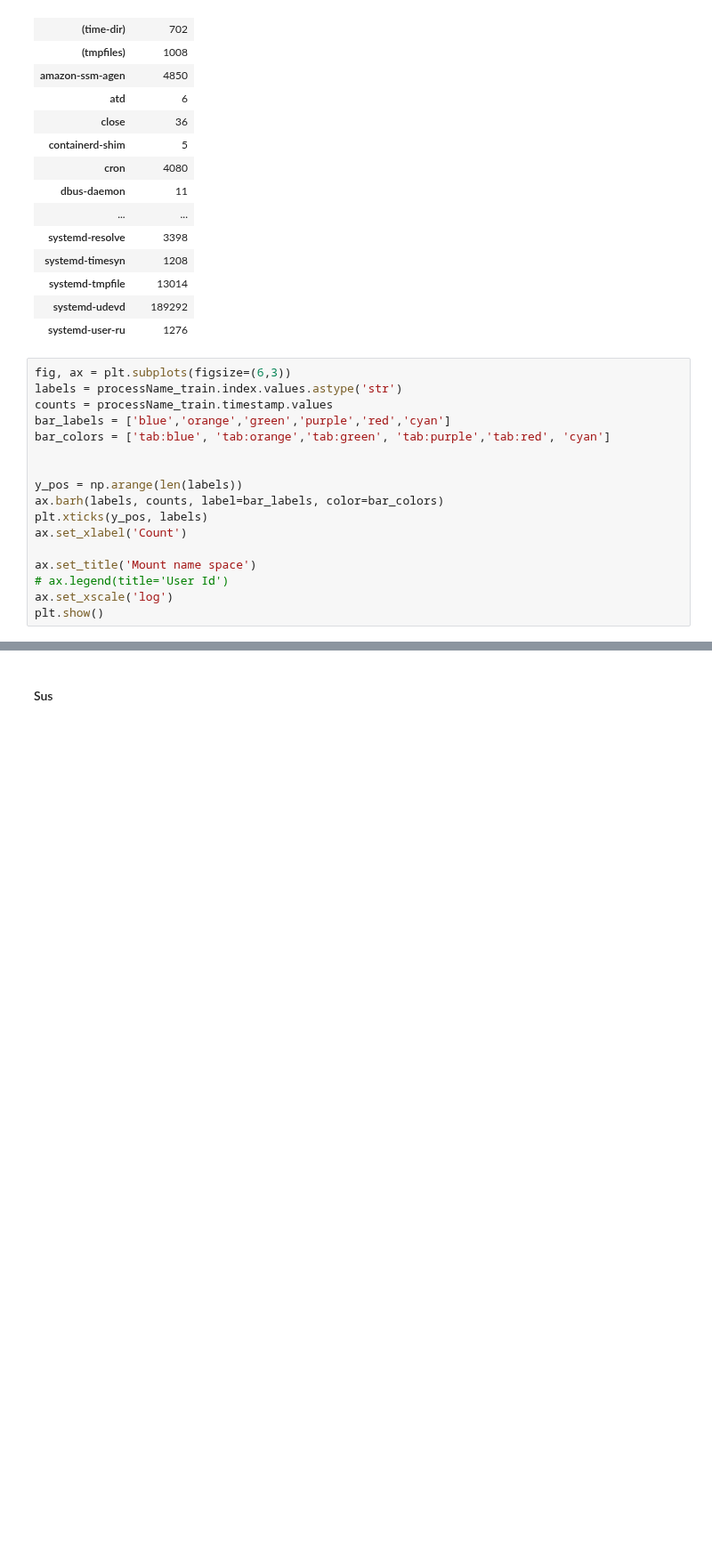
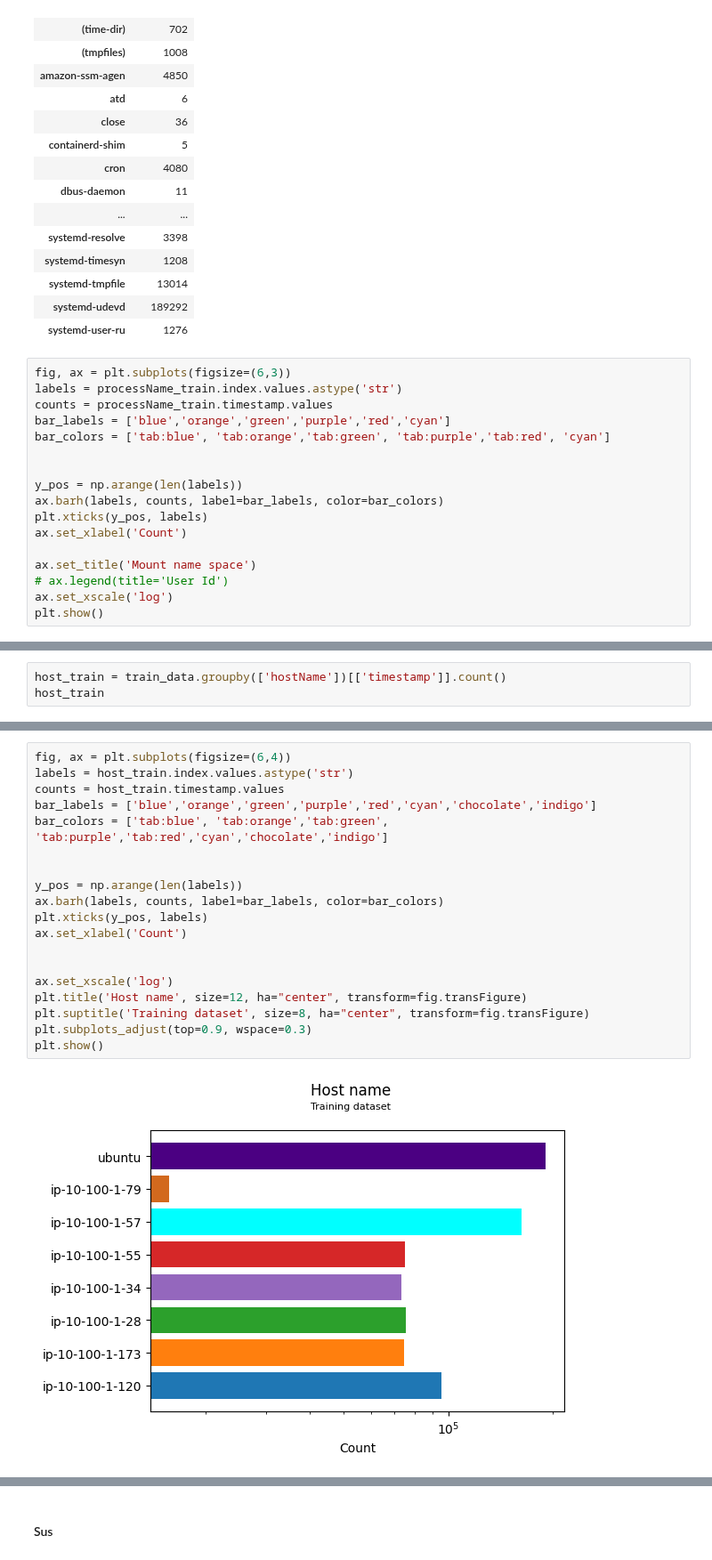
Before and after one commit to moryba/Beth-project, a Jupyter notebook: Data analysis/data analysis.ipynb, the cells around one changed output, grey strips where cells are left out. Shown at 89% size. Saved outputs shown, nothing was run; the diff lists cells and outputs as text; blank space fills up the shorter version.

```diff
--- a/Data analysis/data analysis.ipynb
+++ b/Data analysis/data analysis.ipynb
@@ -292,0 +321,3 @@ plt.show()
+# %%
+host_train = train_data.groupby(['hostName'])[['timestamp']].count()
+host_train
@@ -292,0 +335,21 @@ plt.show()
+# %%
+fig, ax = plt.subplots(figsize=(6,4))
+labels = host_train.index.values.astype('str')
+counts = host_train.timestamp.values
+bar_labels = ['blue','orange','green','purple','red','cyan','chocolate','indigo']
+bar_colors = ['tab:blue', 'tab:orange','tab:green', 'tab:purple','tab:red','cyan','chocolate','indigo']
+
+
+y_pos = np.arange(len(labels))
+ax.barh(labels, counts, label=bar_labels, color=bar_colors)
+plt.xticks(y_pos, labels)
+ax.set_xlabel('Count')
+
+
+ax.set_xscale('log')
+plt.title('Host name', size=12, ha="center", transform=fig.transFigure)
+plt.suptitle('Training dataset', size=8, ha="center", transform=fig.transFigure)
+plt.subplots_adjust(top=0.9, wspace=0.3)
+plt.show()
+# %% [output]
+[figure, added]
```
Also changed, not shown: parts of 14 cells of this notebook, 6 other files.
